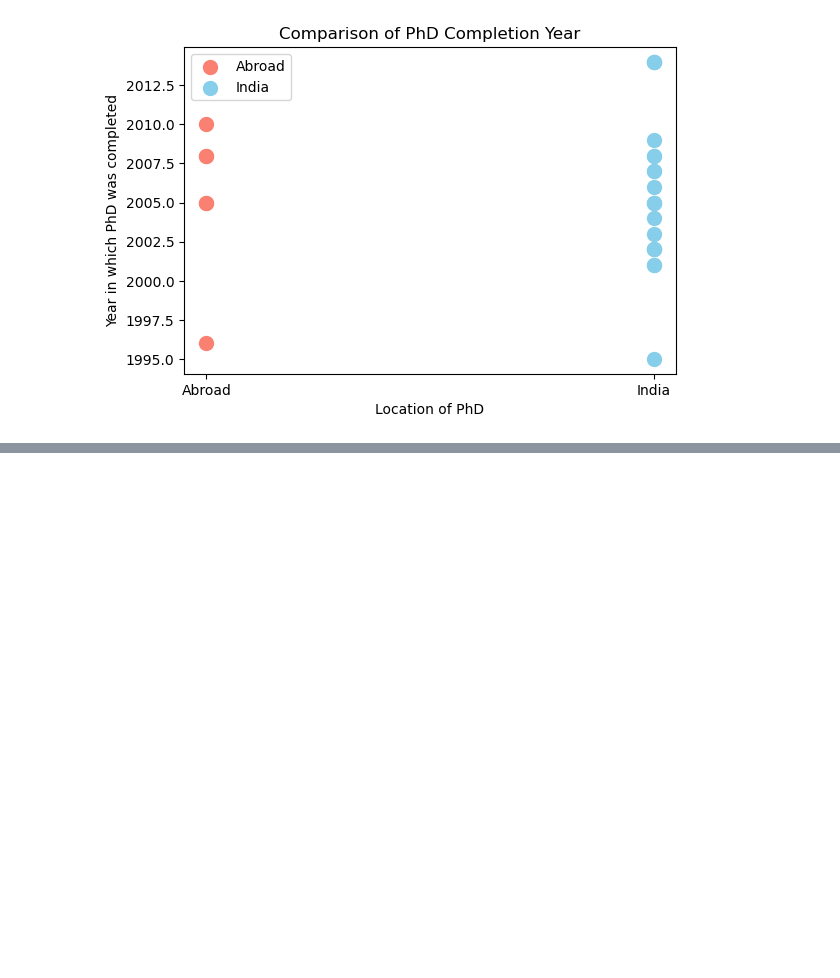
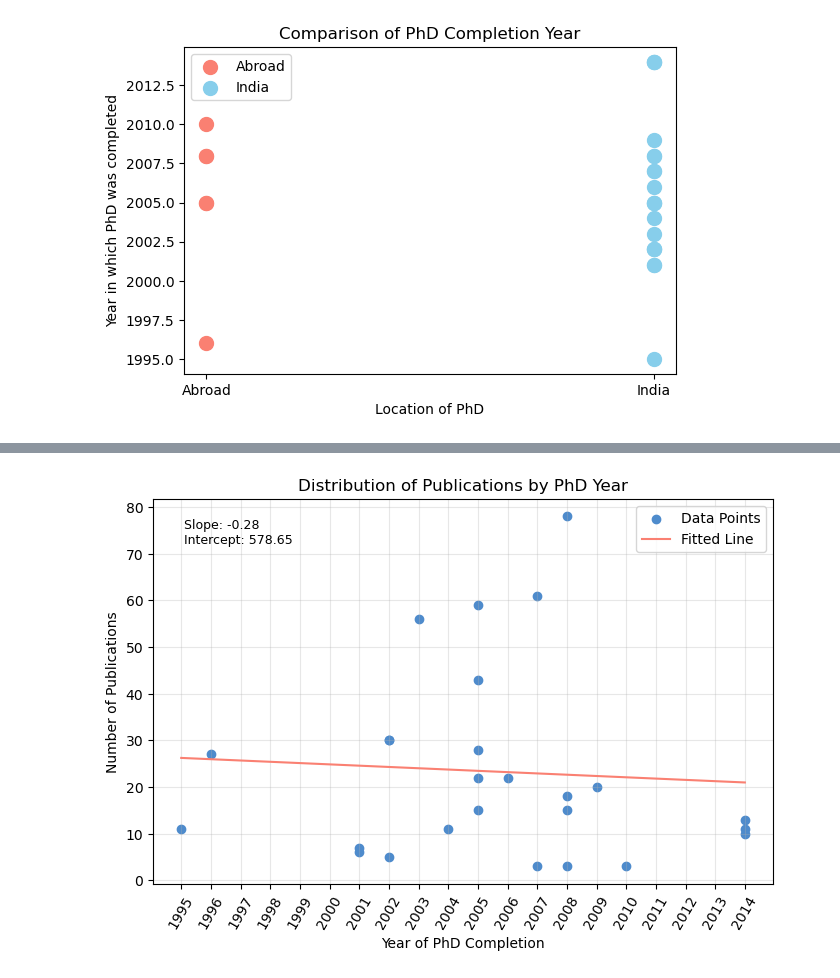
Before and after one commit to Rakshana61003/IDC409-Project, a Jupyter notebook: FINALFINALFINAL.ipynb, the cells around one changed output, grey strips where cells are left out. Saved outputs shown, nothing was run; the diff lists cells and outputs as text; code cells hidden in the pictures; blank space fills up the shorter version.

```diff
--- a/FINALFINALFINAL.ipynb
+++ b/FINALFINALFINAL.ipynb
@@ -287,0 +371,40 @@ plt.show()
+# %%
+'''Number of publications vs year of PhD completion'''
+
+def linfunc(x, a, b):
+    return a * x + b
+
+def plotuh(x, y, xlabel, ylabel, title="Distribution of Publications by PhD Year", color='#4e8bcc'):
+    plt.figure(figsize=(8, 5))
+    plt.scatter(x, y, color=color, label="Data Points")
+
+    popt, pcov = curve_fit(linfunc, x, y)
+
+    x_data = np.arange(int(min(x)), int(max(x)) + 1)
+    plt.plot(x_data, linfunc(x_data, *popt), color='salmon', label="Fitted Line")
+
+    plt.xlabel(xlabel)
+    plt.ylabel(ylabel)
+    plt.xticks(rotation=60)
+    plt.xticks(x_data)
+    plt.grid(alpha=0.3)
+
+    slope = round(popt[0], 2)
+    intercept = round(popt[1], 2)
+    plt.text(0.05, 0.95, f"Slope: {slope}\nIntercept: {intercept}",
+             transform=plt.gca().transAxes, fontsize=9, verticalalignment='top', color='black')
+
+    plt.title(title)
+    plt.legend()
+    plt.show()
+
+
+df_yrPub = df.dropna(subset=["No_of_publications", "PhD_Year"])
+
+df_yrPub = df_yrPub.dropna(subset=["PhD_Year", "No_of_publications"])
+phdyear = df_yrPub["PhD_Year"]
+nop = df_yrPub["No_of_publications"]
+
+plotuh(phdyear, nop, "Year of PhD Completion", "Number of Publications")
+# %% [output]
+[figure, added]
```
Also changed, not shown: parts of 7 cells of this notebook.
